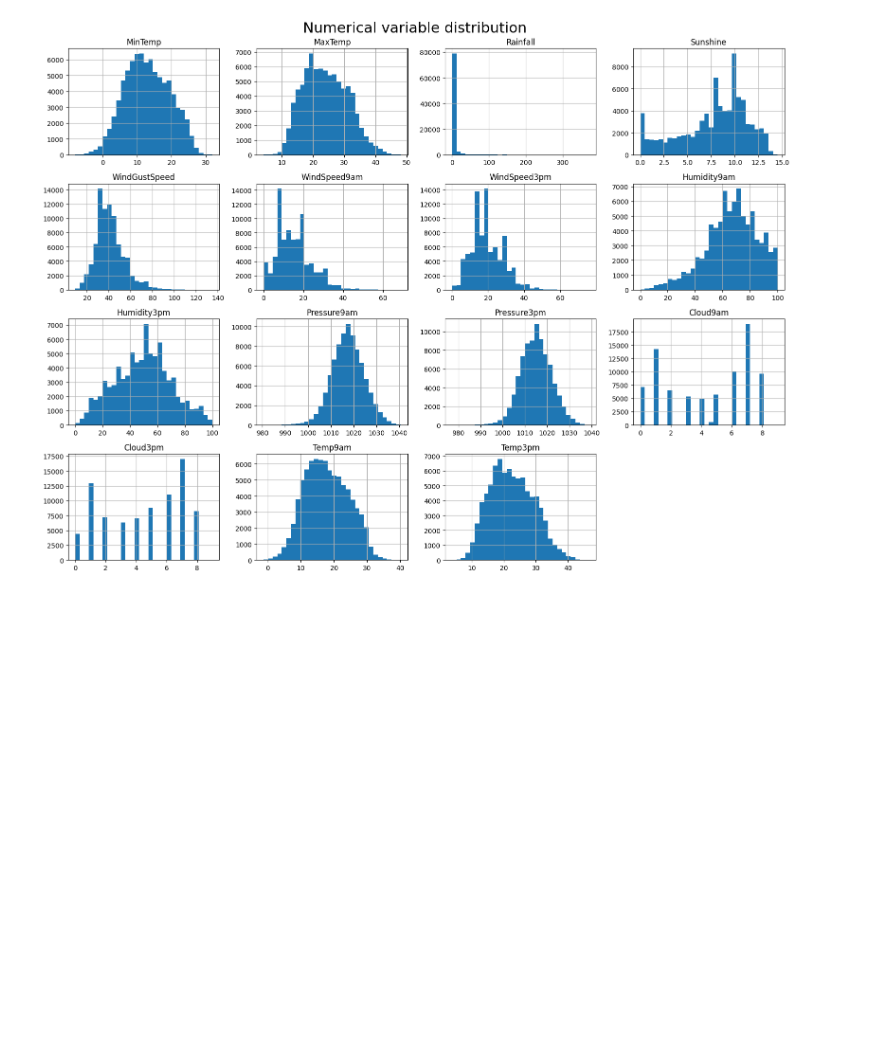
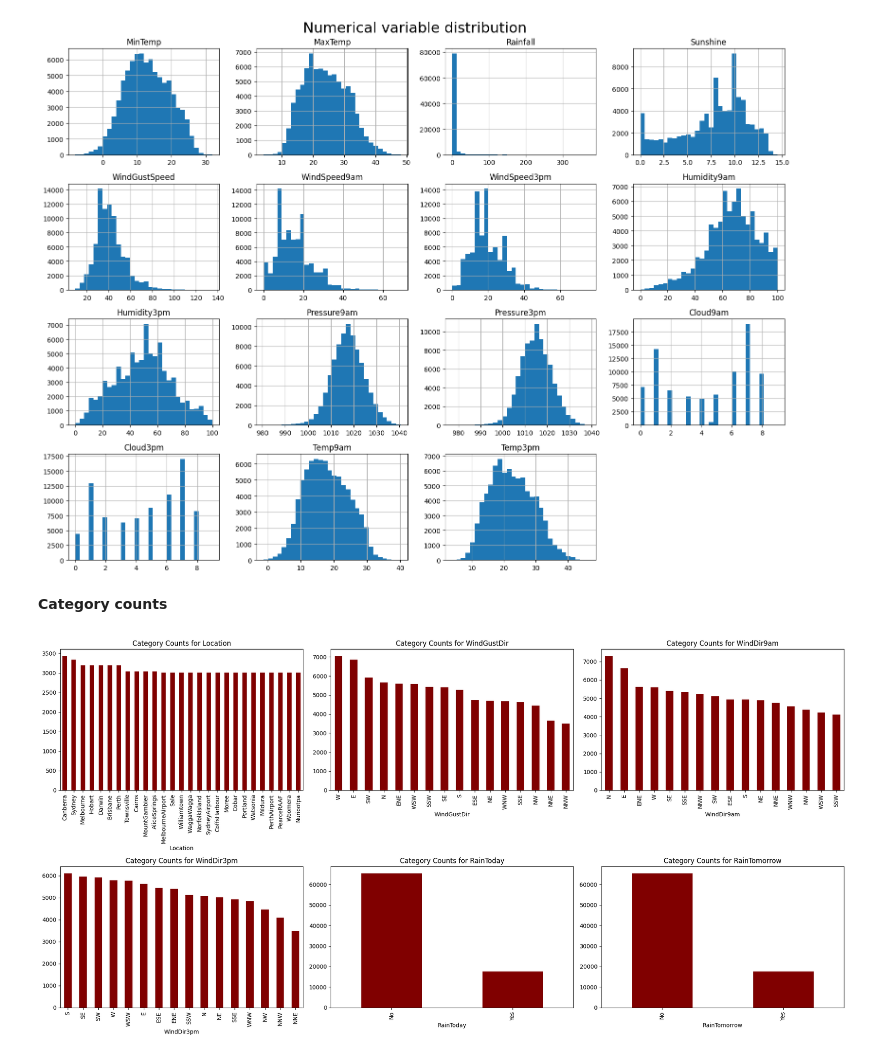
Before and after one commit to dzungpnguyen/rain-in-australia, a Jupyter notebook: data_exploration_analysis.ipynb, the cells around one changed output. Saved outputs shown, nothing was run; the diff lists cells and outputs as text; code cells hidden in the pictures; blank space fills up the shorter version.

Commit message:
values count categorical columns

```diff
--- a/data_exploration_analysis.ipynb
+++ b/data_exploration_analysis.ipynb
@@ -263,4 +265,4 @@ df.select_dtypes(exclude='object').describe()
 # %%
 numerical_columns = df.select_dtypes(include=['float']).columns
-categorical_columns = df.select_dtypes(include=['object']).columns
+categorical_columns = df.select_dtypes(include=['object']).columns.drop('Date')
 locations = df['Location'].unique()
@@ -271,3 +275,18 @@ plt.tight_layout()
 plt.show()
 # %% [output]
 [figure]
+# %% [markdown]
+**Category counts**
+# %%
+n_cols = len(categorical_columns)
+fig, axes = plt.subplots(nrows=(n_cols + 2) // 3, ncols=3, figsize=(20, 5 * ((n_cols + 2) // 3)))
+axes = axes.flatten()
+for i, col in enumerate(categorical_columns):
+    # df[col].value_counts().plot(kind='bar', ax=axes[i], color='skyblue', edgecolor='black')
+    df[col].value_counts().plot(kind='bar', ax=axes[i], title=f'Category Counts for {col}', color='maroon')
+for j in range(i + 1, len(axes)):
+    fig.delaxes(axes[j])
+plt.tight_layout()
+plt.show()
+# %% [output]
+[figure, added]
```
Also changed, not shown: parts of 2 cells of this notebook.
